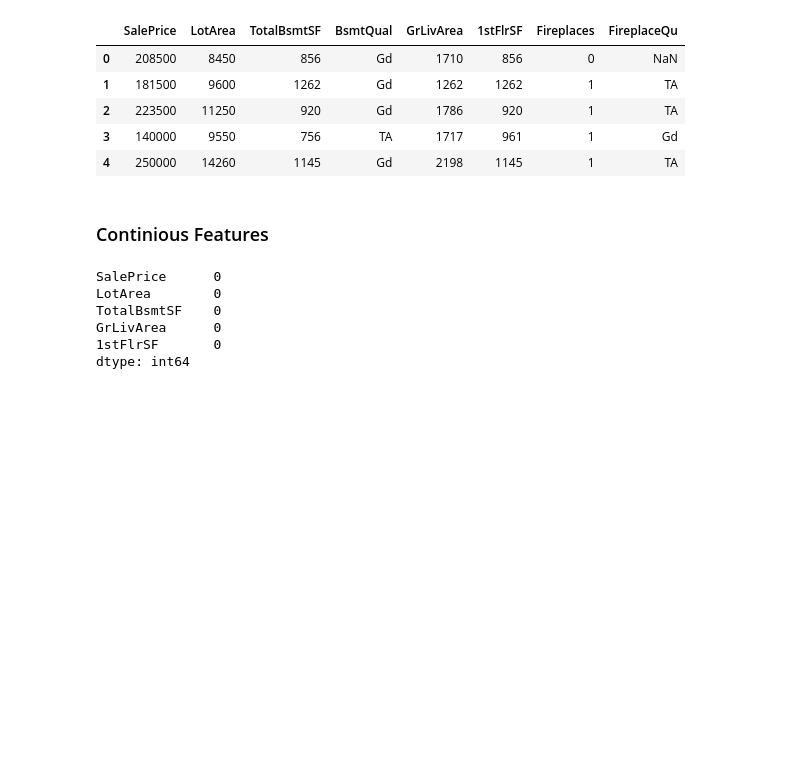
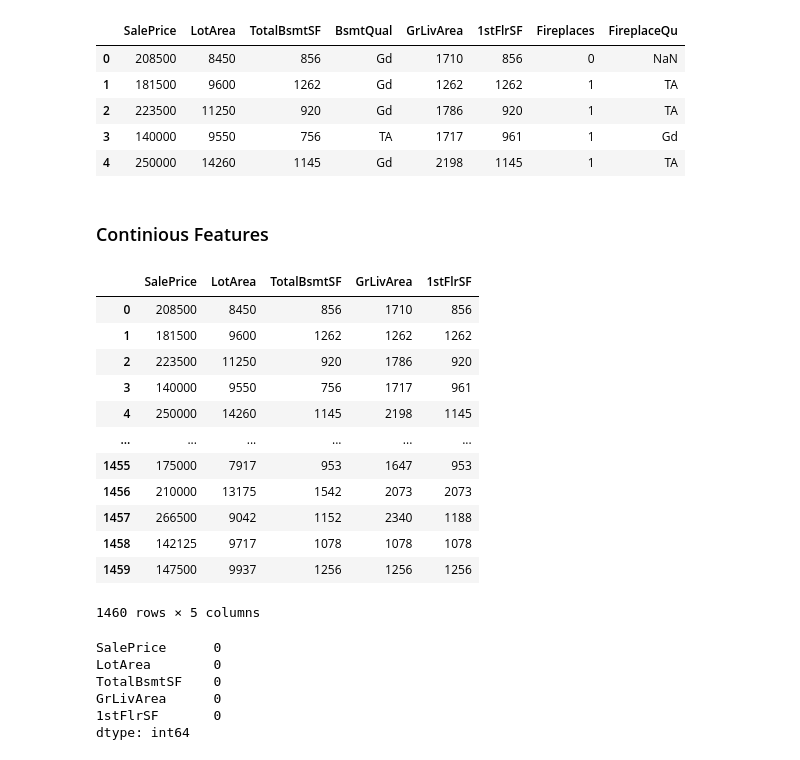
Before and after one commit to codenscious-ai/genpact-ds-batch-3, a Jupyter notebook: Advance House Price Regression/Freature Engineering Advance House Price.ipynb, the cells around one changed output. Cells and saved outputs as stored; diff of their text form; code cells hidden in the pictures; blank space fills up the shorter version.

```diff
--- a/Advance House Price Regression/Freature Engineering Advance House Price.ipynb
+++ b/Advance House Price Regression/Freature Engineering Advance House Price.ipynb
@@ -30,11 +33,27 @@ df.head()
 # %%
 continiousRV = df[[
     'SalePrice',
     'LotArea',
     'TotalBsmtSF',
     'GrLivArea',
     '1stFlrSF',
 ]]
+
+continiousRV
+# %% [output]
+|  | SalePrice | LotArea | TotalBsmtSF | GrLivArea | 1stFlrSF |
+| 0 | 208500 | 8450 | 856 | 1710 | 856 |
+| 1 | 181500 | 9600 | 1262 | 1262 | 1262 |
+| 2 | 223500 | 11250 | 920 | 1786 | 920 |
+| 3 | 140000 | 9550 | 756 | 1717 | 961 |
+| 4 | 250000 | 14260 | 1145 | 2198 | 1145 |
+| ... | ... | ... | ... | ... | ... |
+| 1455 | 175000 | 7917 | 953 | 1647 | 953 |
+| 1456 | 210000 | 13175 | 1542 | 2073 | 2073 |
+| 1457 | 266500 | 9042 | 1152 | 2340 | 1188 |
+| 1458 | 142125 | 9717 | 1078 | 1078 | 1078 |
+| 1459 | 147500 | 9937 | 1256 | 1256 | 1256 |
+1460 rows × 5 columns
 # %%
 continiousRV.isna().sum()
 # %% [output]
```
Also changed, not shown: parts of 13 cells of this notebook, 3 other files.
